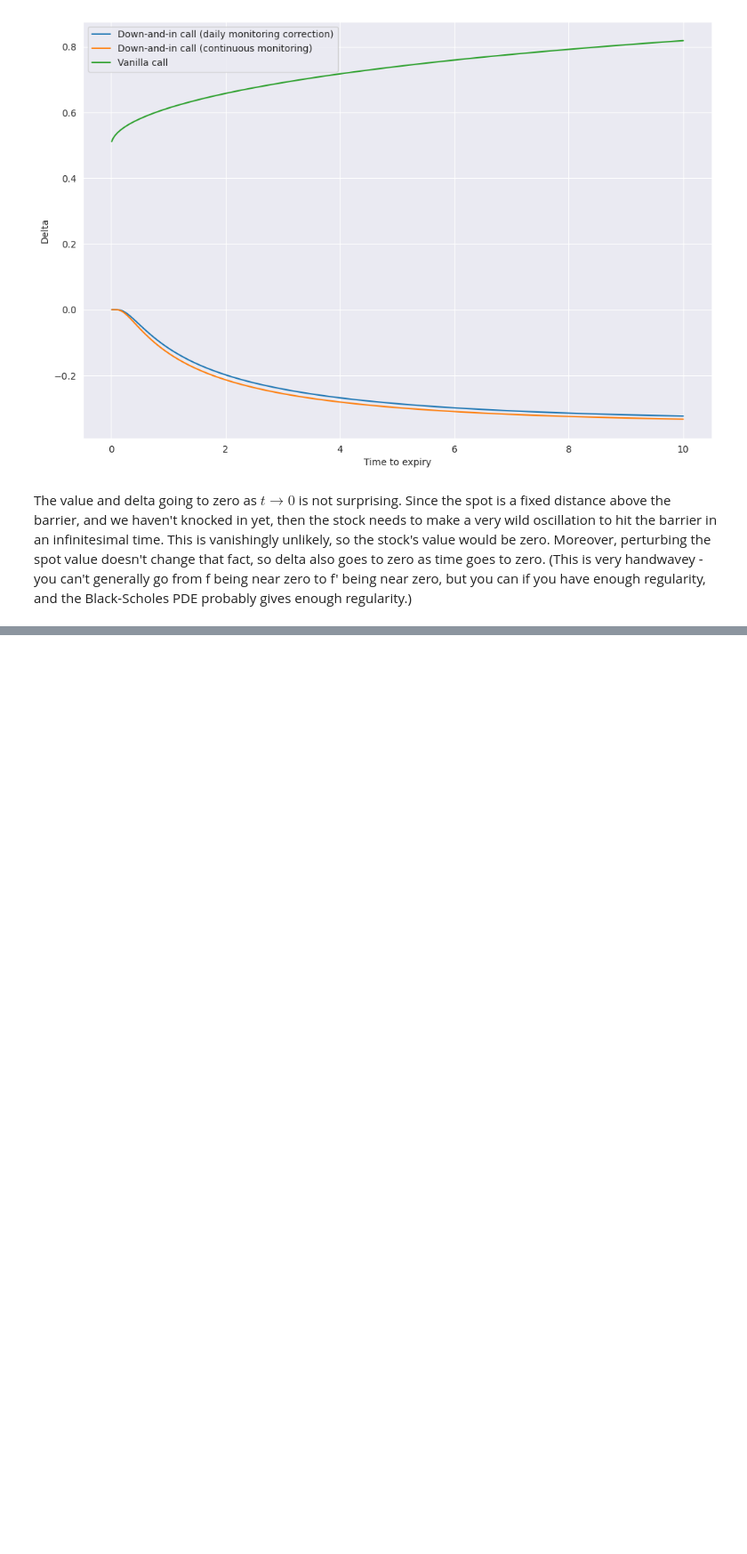
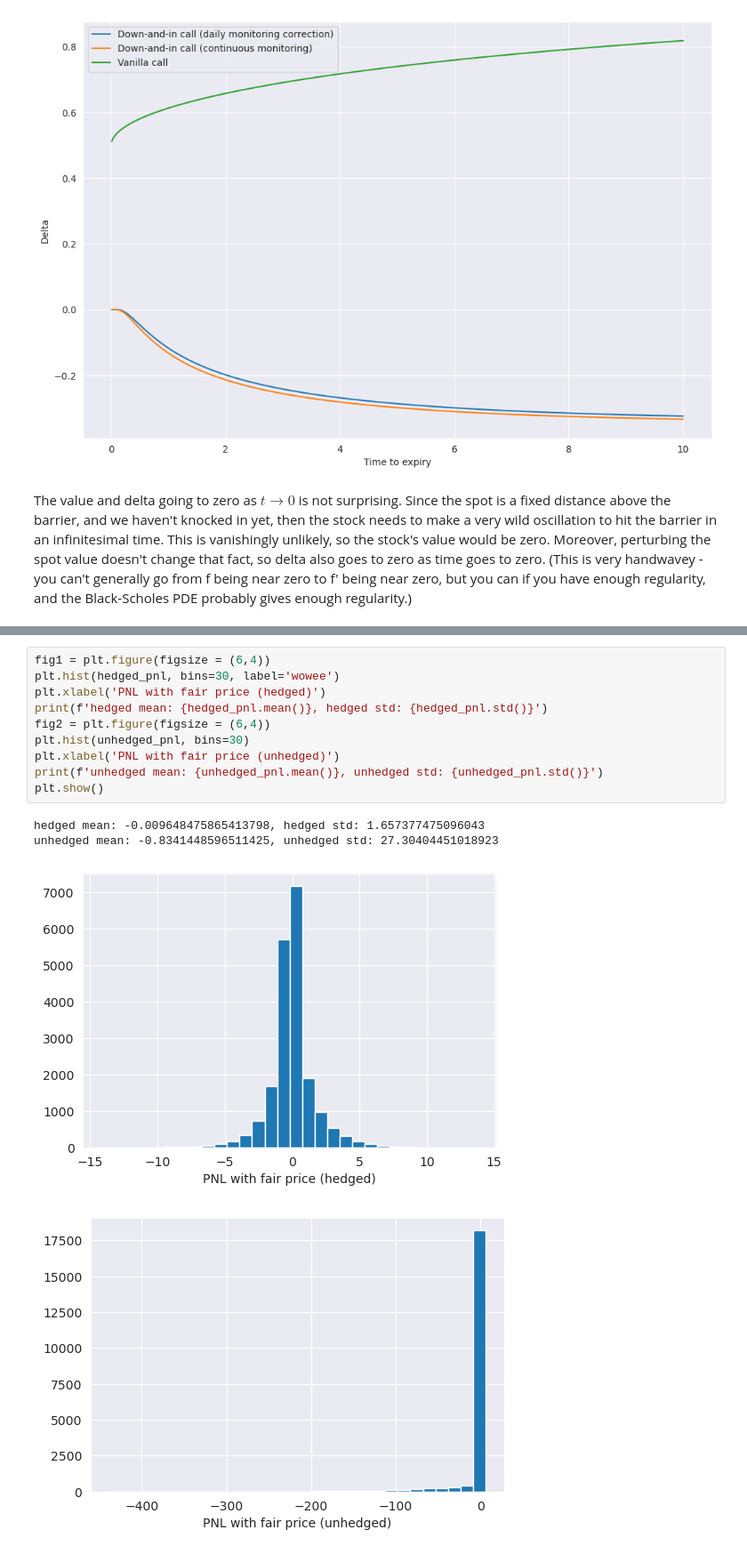
Before and after one commit to KaarelKurik/erdos-project, a Jupyter notebook: Project.ipynb, the cells around one changed output, grey strips where cells are left out. Shown at 89% size. Saved outputs shown, nothing was run; the diff lists cells and outputs as text; blank space fills up the shorter version.

```diff
--- a/Project.ipynb
+++ b/Project.ipynb
@@ -538,0 +543,15 @@ unhedged_pnl = initial_option_price - discounted_payoff
+# %%
+fig1 = plt.figure(figsize = (6,4))
+plt.hist(hedged_pnl, bins=30, label='wowee')
+plt.xlabel('PNL with fair price (hedged)')
+print(f'hedged mean: {hedged_pnl.mean()}, hedged std: {hedged_pnl.std()}')
+fig2 = plt.figure(figsize = (6,4))
+plt.hist(unhedged_pnl, bins=30)
+plt.xlabel('PNL with fair price (unhedged)')
+print(f'unhedged mean: {unhedged_pnl.mean()}, unhedged std: {unhedged_pnl.std()}')
+plt.show()
+# %% [output]
+hedged mean: -0.009648475865413798, hedged std: 1.657377475096043
+unhedged mean: -0.8341448596511425, unhedged std: 27.30404451018923
+[figure, added]
+[figure, added]
```
Also changed, not shown: parts of 11 cells of this notebook.
